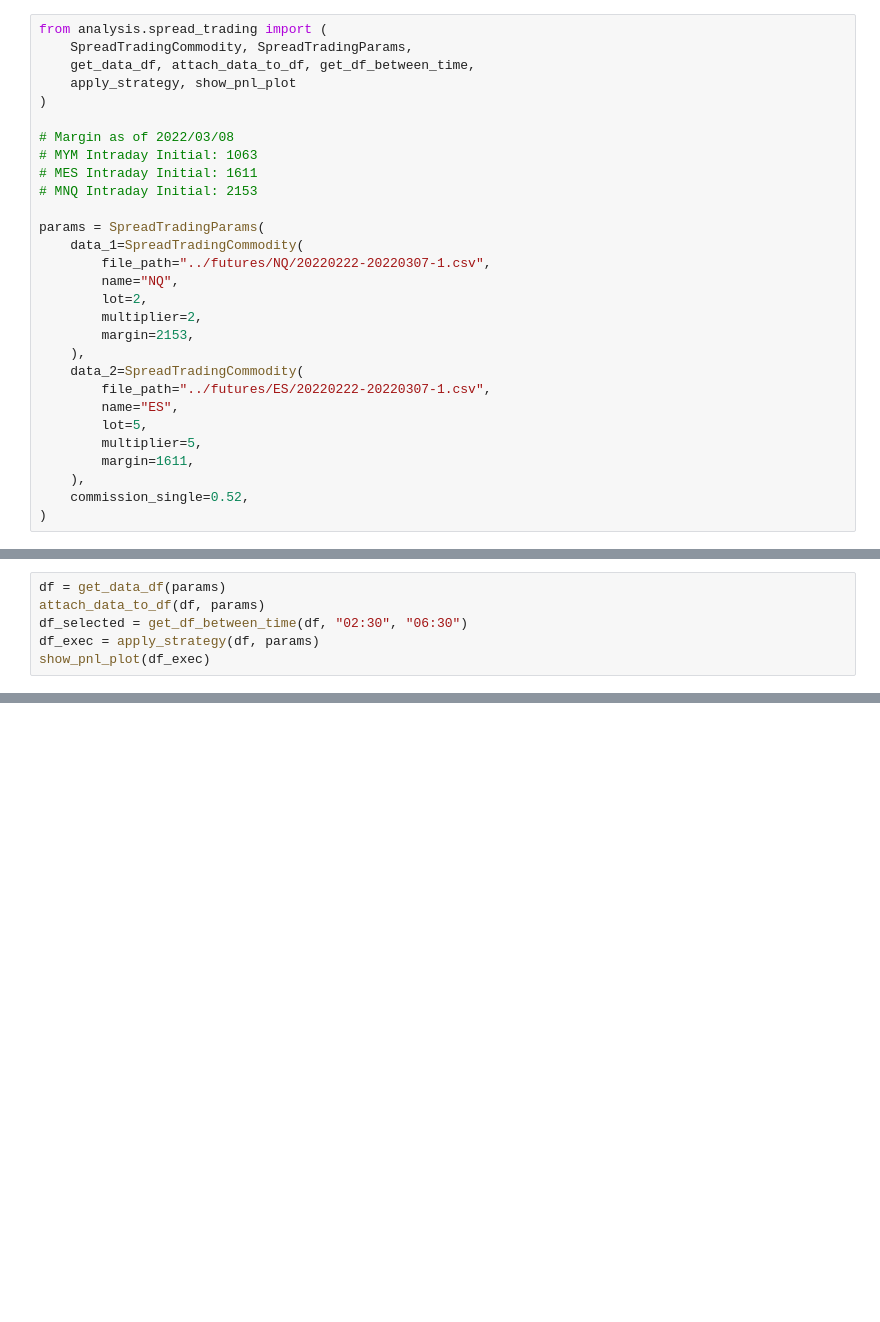
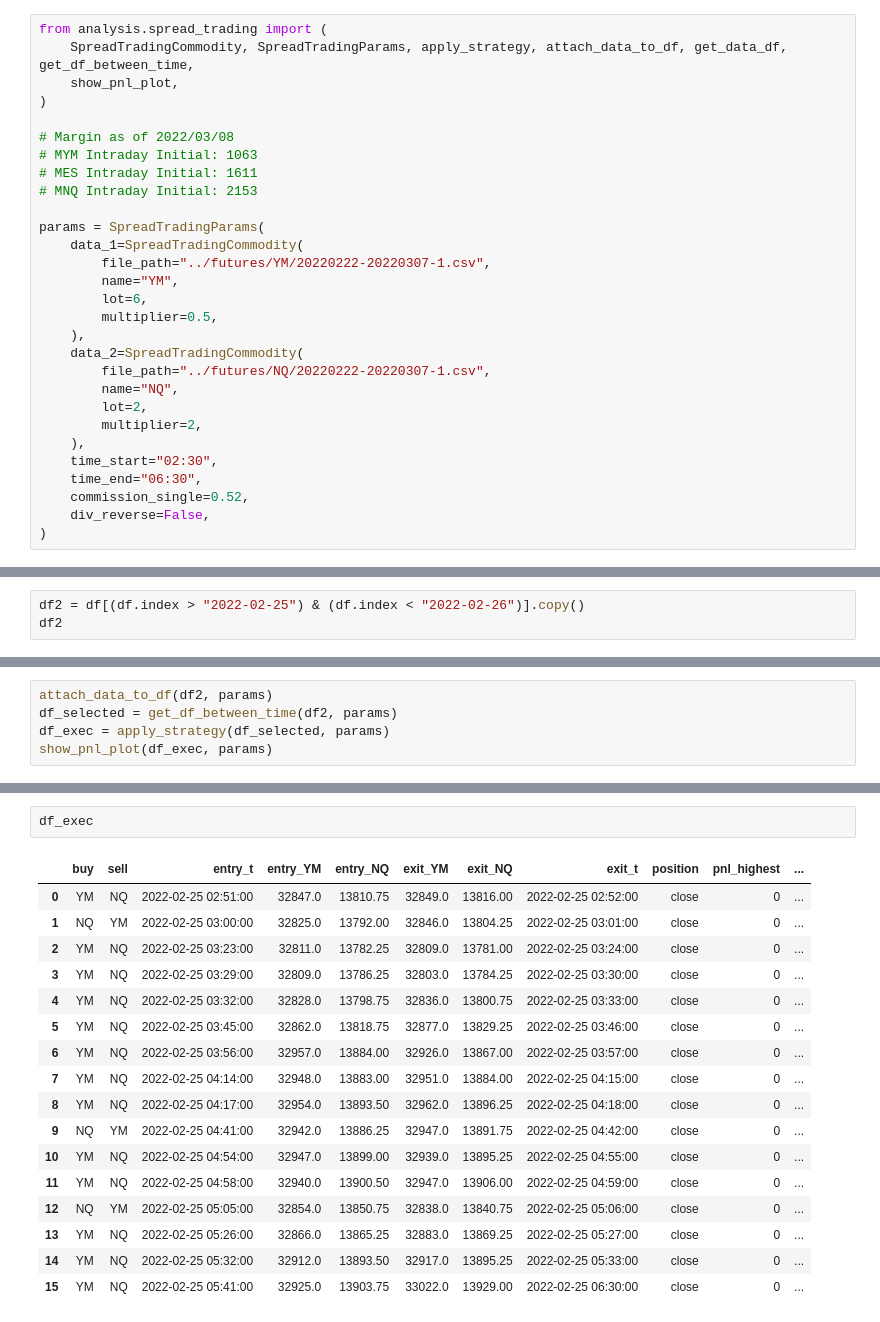
Before and after one commit to RaenonX-Finance/rx-trade-ib, a Jupyter notebook: archive/notebooks/backtest_spread.ipynb, the cells around one changed output, grey strips where cells are left out. Drawn from its saved outputs; the diff is of its cells as text; blank space fills up the shorter version.

Commit message:
Fixed spread trading backtest
Signed-off-by: RaenonX <raenonx0710@gmail.com>

```diff
--- a/archive/notebooks/backtest_spread.ipynb
+++ b/archive/notebooks/backtest_spread.ipynb
@@ -1,8 +1,7 @@
 # %%
 from analysis.spread_trading import (
-    SpreadTradingCommodity, SpreadTradingParams,
-    get_data_df, attach_data_to_df, get_df_between_time,
-    apply_strategy, show_pnl_plot
+    SpreadTradingCommodity, SpreadTradingParams, apply_strategy, attach_data_to_df, get_data_df, get_df_between_time,
+    show_pnl_plot,
 )
 
 # Margin as of 2022/03/08
@@ -12,18 +11,19 @@ from analysis.spread_trading import (
 
 params = SpreadTradingParams(
     data_1=SpreadTradingCommodity(
+        file_path="../futures/YM/20220222-20220307-1.csv",
+        name="YM",
+        lot=6,
+        multiplier=0.5,
+    ),
+    data_2=SpreadTradingCommodity(
         file_path="../futures/NQ/20220222-20220307-1.csv",
         name="NQ",
         lot=2,
         multiplier=2,
-        margin=2153,
     ),
-    data_2=SpreadTradingCommodity(
-        file_path="../futures/ES/20220222-20220307-1.csv",
-        name="ES",
-        lot=5,
-        multiplier=5,
-        margin=1611,
-    ),
+    time_start="02:30",
+    time_end="06:30",
     commission_single=0.52,
+    div_reverse=False,
 )
@@ -31,0 +48,3 @@ TypeError: SpreadTradingCommodity.__init__() got an unexpected keyword argument
+# %%
+df2 = df[(df.index > "2022-02-25") & (df.index < "2022-02-26")].copy()
+df2
@@ -32,7 +66,6 @@ TypeError: SpreadTradingCommodity.__init__() got an unexpected keyword argument
 # %%
-df = get_data_df(params)
-attach_data_to_df(df, params)
-df_selected = get_df_between_time(df, "02:30", "06:30")
-df_exec = apply_strategy(df, params)
-show_pnl_plot(df_exec)
+attach_data_to_df(df2, params)
+df_selected = get_df_between_time(df2, params)
+df_exec = apply_strategy(df_selected, params)
+show_pnl_plot(df_exec, params)
 # %% [output]
@@ -39,0 +93,20 @@ KeyError: 'close_ES'
+# %%
+df_exec
+# %% [output]
+|  | buy | sell | entry_t | entry_YM | entry_NQ | exit_YM | exit_NQ | exit_t | position | pnl_highest | ... |
+| 0 | YM | NQ | 2022-02-25 02:51:00 | 32847.0 | 13810.75 | 32849.0 | 13816.00 | 2022-02-25 02:52:00 | close | 0 | ... |
+| 1 | NQ | YM | 2022-02-25 03:00:00 | 32825.0 | 13792.00 | 32846.0 | 13804.25 | 2022-02-25 03:01:00 | close | 0 | ... |
+| 2 | YM | NQ | 2022-02-25 03:23:00 | 32811.0 | 13782.25 | 32809.0 | 13781.00 | 2022-02-25 03:24:00 | close | 0 | ... |
+| 3 | YM | NQ | 2022-02-25 03:29:00 | 32809.0 | 13786.25 | 32803.0 | 13784.25 | 2022-02-25 03:30:00 | close | 0 | ... |
+| 4 | YM | NQ | 2022-02-25 03:32:00 | 32828.0 | 13798.75 | 32836.0 | 13800.75 | 2022-02-25 03:33:00 | close | 0 | ... |
+| 5 | YM | NQ | 2022-02-25 03:45:00 | 32862.0 | 13818.75 | 32877.0 | 13829.25 | 2022-02-25 03:46:00 | close | 0 | ... |
+| 6 | YM | NQ | 2022-02-25 03:56:00 | 32957.0 | 13884.00 | 32926.0 | 13867.00 | 2022-02-25 03:57:00 | close | 0 | ... |
+| 7 | YM | NQ | 2022-02-25 04:14:00 | 32948.0 | 13883.00 | 32951.0 | 13884.00 | 2022-02-25 04:15:00 | close | 0 | ... |
+| 8 | YM | NQ | 2022-02-25 04:17:00 | 32954.0 | 13893.50 | 32962.0 | 13896.25 | 2022-02-25 04:18:00 | close | 0 | ... |
+| 9 | NQ | YM | 2022-02-25 04:41:00 | 32942.0 | 13886.25 | 32947.0 | 13891.75 | 2022-02-25 04:42:00 | close | 0 | ... |
+| 10 | YM | NQ | 2022-02-25 04:54:00 | 32947.0 | 13899.00 | 32939.0 | 13895.25 | 2022-02-25 04:55:00 | close | 0 | ... |
+| 11 | YM | NQ | 2022-02-25 04:58:00 | 32940.0 | 13900.50 | 32947.0 | 13906.00 | 2022-02-25 04:59:00 | close | 0 | ... |
+| 12 | NQ | YM | 2022-02-25 05:05:00 | 32854.0 | 13850.75 | 32838.0 | 13840.75 | 2022-02-25 05:06:00 | close | 0 | ... |
+| 13 | YM | NQ | 2022-02-25 05:26:00 | 32866.0 | 13865.25 | 32883.0 | 13869.25 | 2022-02-25 05:27:00 | close | 0 | ... |
+| 14 | YM | NQ | 2022-02-25 05:32:00 | 32912.0 | 13893.50 | 32917.0 | 13895.25 | 2022-02-25 05:33:00 | close | 0 | ... |
+| 15 | YM | NQ | 2022-02-25 05:41:00 | 32925.0 | 13903.75 | 33022.0 | 13929.00 | 2022-02-25 06:30:00 | close | 0 | ... |
```
Also changed, not shown: parts of 4 cells of this notebook, 1 other file.
